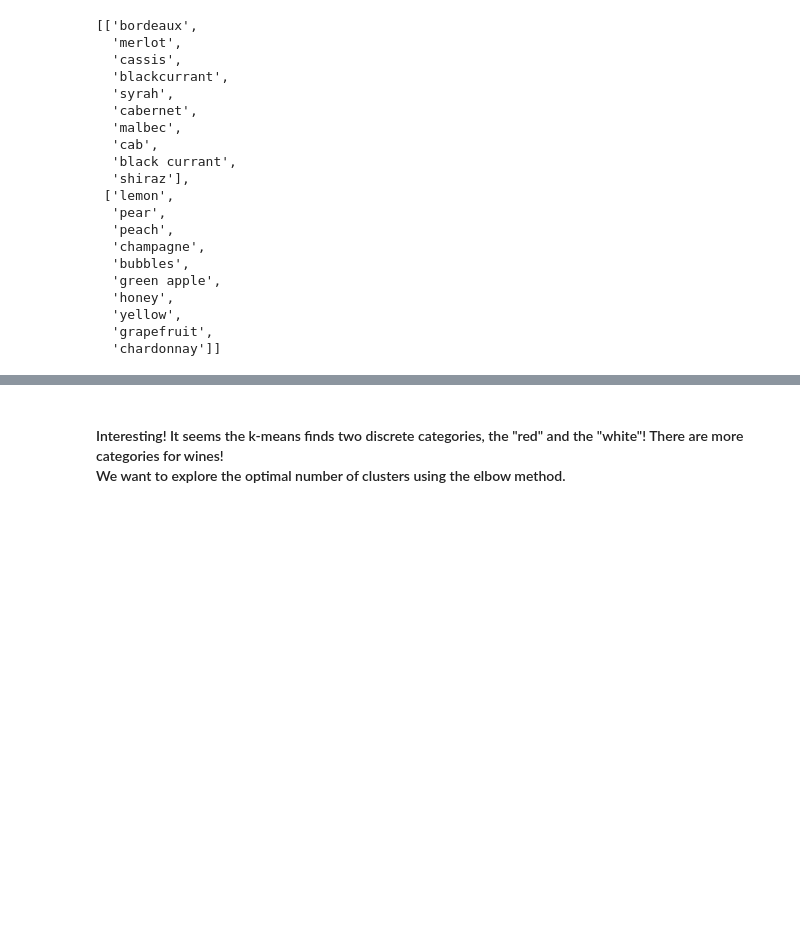
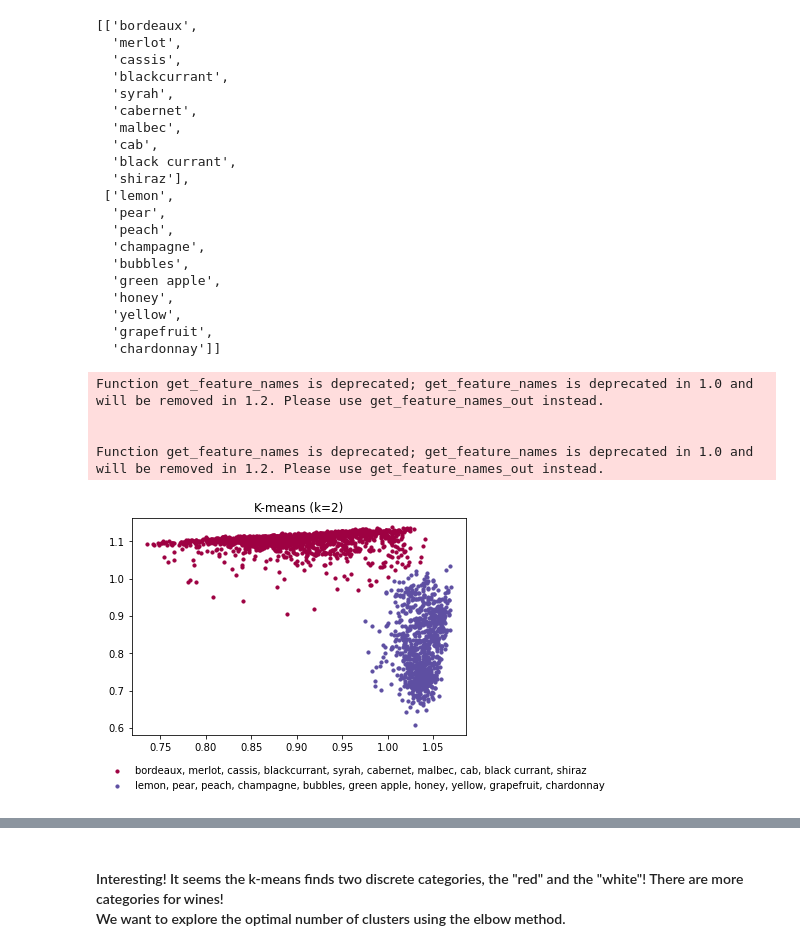
Before and after one commit to sheisnt4046/MADS-Milestone-2, a Jupyter notebook: unsupervised_learning.ipynb, the cells around one changed output, grey strips where cells are left out. Saved outputs shown, nothing was run; the diff lists cells and outputs as text; code cells hidden in the pictures; blank space fills up the shorter version.

```diff
--- a/unsupervised_learning.ipynb
+++ b/unsupervised_learning.ipynb
@@ -216,3 +216,32 @@ kmeans_review_k_2()
   'yellow',
   'grapefruit',
   'chardonnay']]
+# %%
+from matplotlib.legend_handler import HandlerLine2D, HandlerTuple
+def scatter_plot():
+    colors = cm.Spectral(np.linspace(0, 1, 2))
+    cdict = {0: colors[0], 1: colors[1]}
+
+    X_ar = X.toarray()
+    km = KMeans(n_clusters=2, init='k-means++', max_iter=100, n_init=1, random_state=42).fit(X_ar)
+    X_km = km.transform(X_ar)
+    y = km.fit_predict(X_ar)
+    label1 = ', '.join(kmeans_review_k_2()[0])
+    label2 = ', '.join(kmeans_review_k_2()[1])
+
+    fig, ax = plt.subplots()
+    for cls in np.unique(y):
+        ix = np.where(y == cls)
+        ax.scatter(X_km[ix, 0], X_km[ix, 1], color = cdict[cls], label = cls, s = 10)
+    ax.legend((label1, label2), bbox_to_anchor=(-0.1, -0.1), loc='upper left', frameon=False)
+    ax.set_title('K-means (k=2)')
+    plt.show()
+
+
+scatter_plot()
+# %% [output]
+Function get_feature_names is deprecated; get_feature_names is deprecated in 1.0 and will be removed in 1.2. Please use get_feature_names_out instead.
+
+
+Function get_feature_names is deprecated; get_feature_names is deprecated in 1.0 and will be removed in 1.2. Please use get_feature_names_out instead.
+[figure, added]
```
Also changed, not shown: parts of 14 cells of this notebook, 3 other files.
